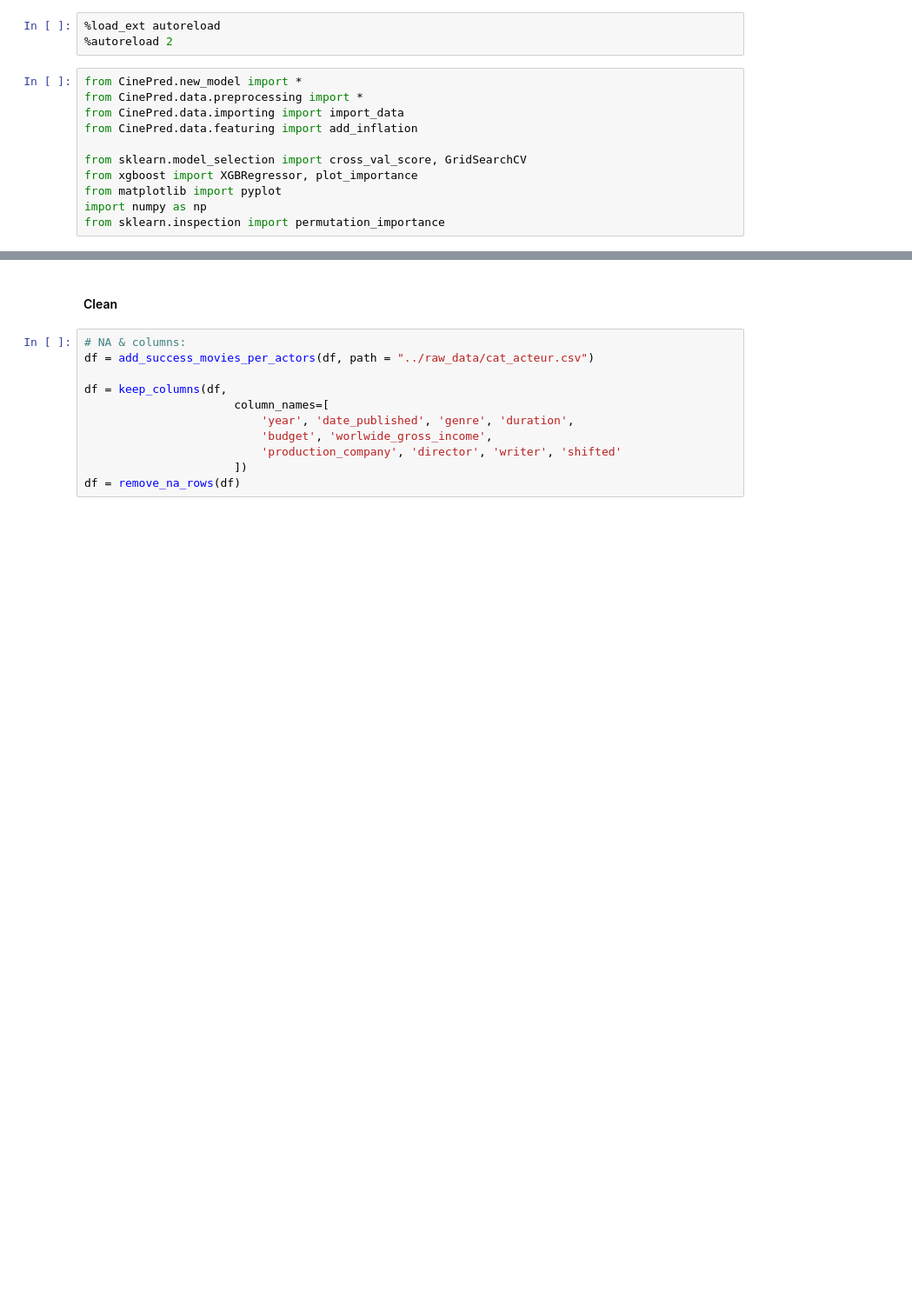
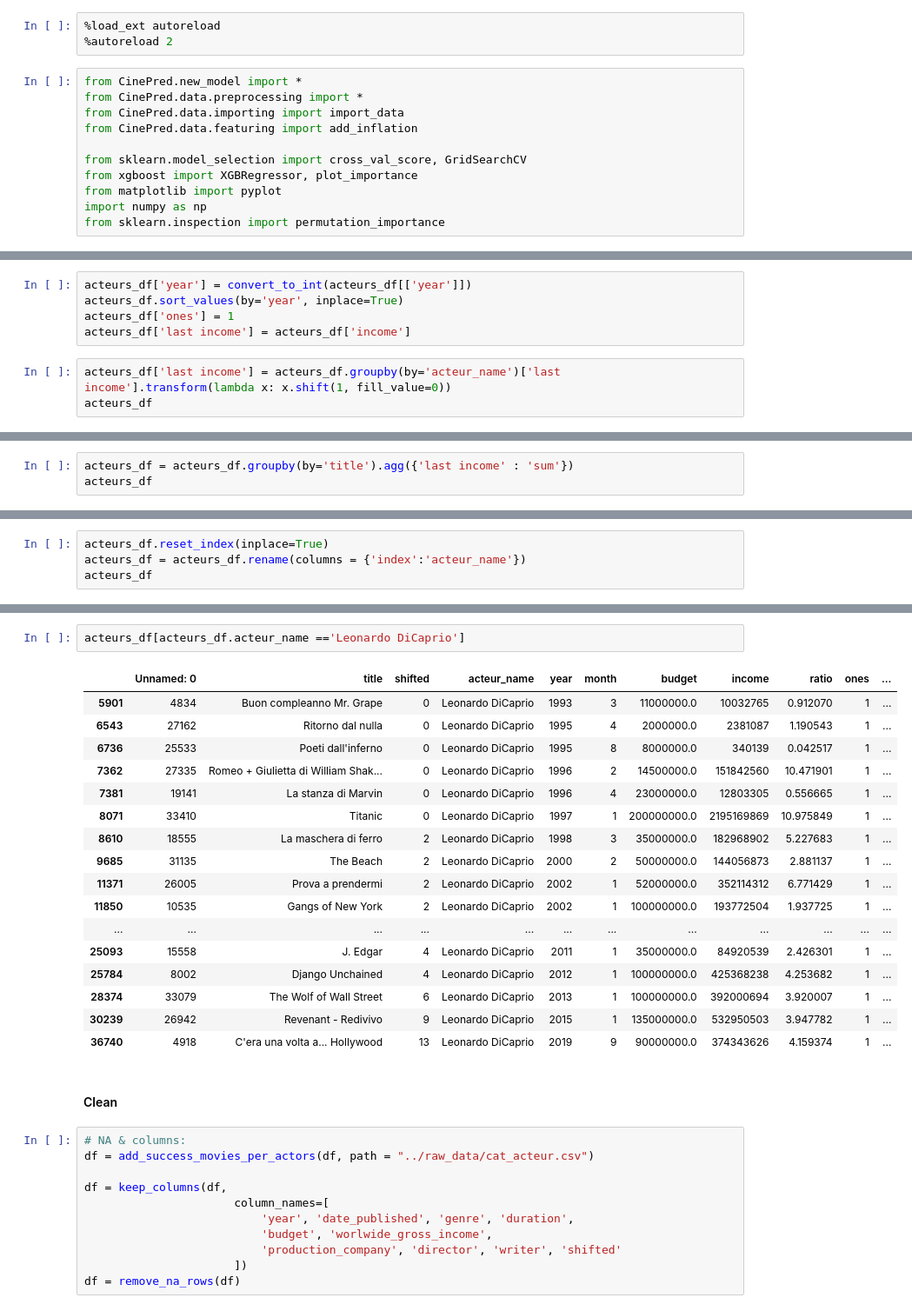
Before and after one commit to OscarTou/CinePred, a Jupyter notebook: notebooks/Untitled1.ipynb, the cells around one changed output, grey strips where cells are left out. Shown at 87% size. Drawn from its saved outputs; the diff is of its cells as text; blank space fills up the shorter version.

```diff
--- a/notebooks/Untitled1.ipynb
+++ b/notebooks/Untitled1.ipynb
@@ -16,0 +49,8 @@ df = import_data('../raw_data/IMDb movies.csv')
+# %%
+acteurs_df['year'] = convert_to_int(acteurs_df[['year']])
+acteurs_df.sort_values(by='year', inplace=True)
+acteurs_df['ones'] = 1
+acteurs_df['last income'] = acteurs_df['income']
+# %%
+acteurs_df['last income'] = acteurs_df.groupby(by='acteur_name')['last income'].transform(lambda x: x.shift(1, fill_value=0))
+acteurs_df
@@ -16,0 +75,3 @@ df = import_data('../raw_data/IMDb movies.csv')
+# %%
+acteurs_df = acteurs_df.groupby(by='title').agg({'last income' : 'sum'})
+acteurs_df
@@ -16,0 +93,4 @@ df = import_data('../raw_data/IMDb movies.csv')
+# %%
+acteurs_df.reset_index(inplace=True)
+acteurs_df = acteurs_df.rename(columns = {'index':'acteur_name'})
+acteurs_df
@@ -17,3 +128,23 @@ df = import_data('../raw_data/IMDb movies.csv')
+# %%
+acteurs_df[acteurs_df.acteur_name =='Leonardo DiCaprio']
+# %% [output]
+|  | Unnamed: 0 | title | shifted | acteur_name | year | month | budget | income | ratio | ones | ... |
+| 5901 | 4834 | Buon compleanno Mr. Grape | 0 | Leonardo DiCaprio | 1993 | 3 | 11000000.0 | 10032765 | 0.912070 | 1 | ... |
+| 6543 | 27162 | Ritorno dal nulla | 0 | Leonardo DiCaprio | 1995 | 4 | 2000000.0 | 2381087 | 1.190543 | 1 | ... |
+| 6736 | 25533 | Poeti dall'inferno | 0 | Leonardo DiCaprio | 1995 | 8 | 8000000.0 | 340139 | 0.042517 | 1 | ... |
+| 7362 | 27335 | Romeo + Giulietta di William Shak... | 0 | Leonardo DiCaprio | 1996 | 2 | 14500000.0 | 151842560 | 10.471901 | 1 | ... |
+| 7381 | 19141 | La stanza di Marvin | 0 | Leonardo DiCaprio | 1996 | 4 | 23000000.0 | 12803305 | 0.556665 | 1 | ... |
+| 8071 | 33410 | Titanic | 0 | Leonardo DiCaprio | 1997 | 1 | 200000000.0 | 2195169869 | 10.975849 | 1 | ... |
+| 8610 | 18555 | La maschera di ferro | 2 | Leonardo DiCaprio | 1998 | 3 | 35000000.0 | 182968902 | 5.227683 | 1 | ... |
+| 9685 | 31135 | The Beach | 2 | Leonardo DiCaprio | 2000 | 2 | 50000000.0 | 144056873 | 2.881137 | 1 | ... |
+| 11371 | 26005 | Prova a prendermi | 2 | Leonardo DiCaprio | 2002 | 1 | 52000000.0 | 352114312 | 6.771429 | 1 | ... |
+| 11850 | 10535 | Gangs of New York | 2 | Leonardo DiCaprio | 2002 | 1 | 100000000.0 | 193772504 | 1.937725 | 1 | ... |
+| ... | ... | ... | ... | ... | ... | ... | ... | ... | ... | ... | ... |
+| 25093 | 15558 | J. Edgar | 4 | Leonardo DiCaprio | 2011 | 1 | 35000000.0 | 84920539 | 2.426301 | 1 | ... |
+| 25784 | 8002 | Django Unchained | 4 | Leonardo DiCaprio | 2012 | 1 | 100000000.0 | 425368238 | 4.253682 | 1 | ... |
+| 28374 | 33079 | The Wolf of Wall Street | 6 | Leonardo DiCaprio | 2013 | 1 | 100000000.0 | 392000694 | 3.920007 | 1 | ... |
+| 30239 | 26942 | Revenant - Redivivo | 9 | Leonardo DiCaprio | 2015 | 1 | 135000000.0 | 532950503 | 3.947782 | 1 | ... |
+| 36740 | 4918 | C'era una volta a... Hollywood | 13 | Leonardo DiCaprio | 2019 | 9 | 90000000.0 | 374343626 | 4.159374 | 1 | ... |
 # %% [markdown]
 #### Clean
 # %%
```
Also changed, not shown: parts of 24 cells of this notebook, 3 other files.
